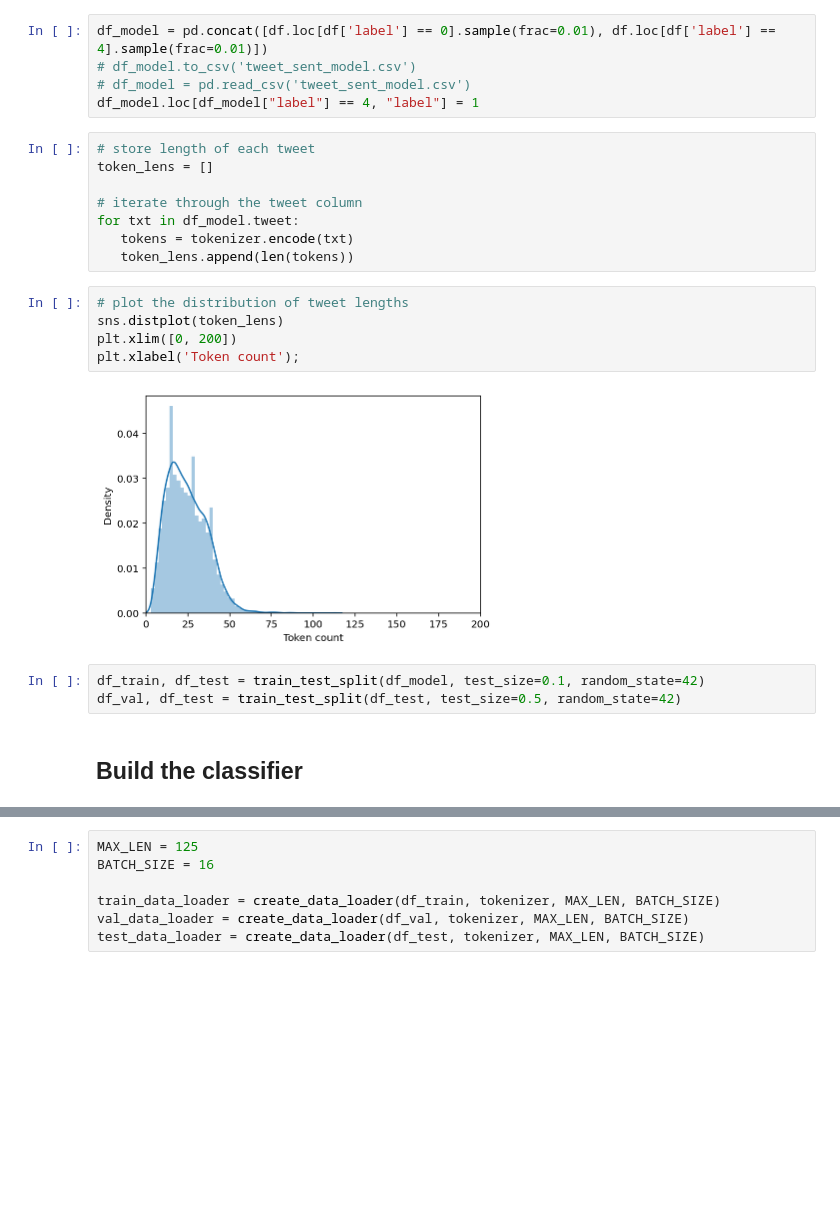
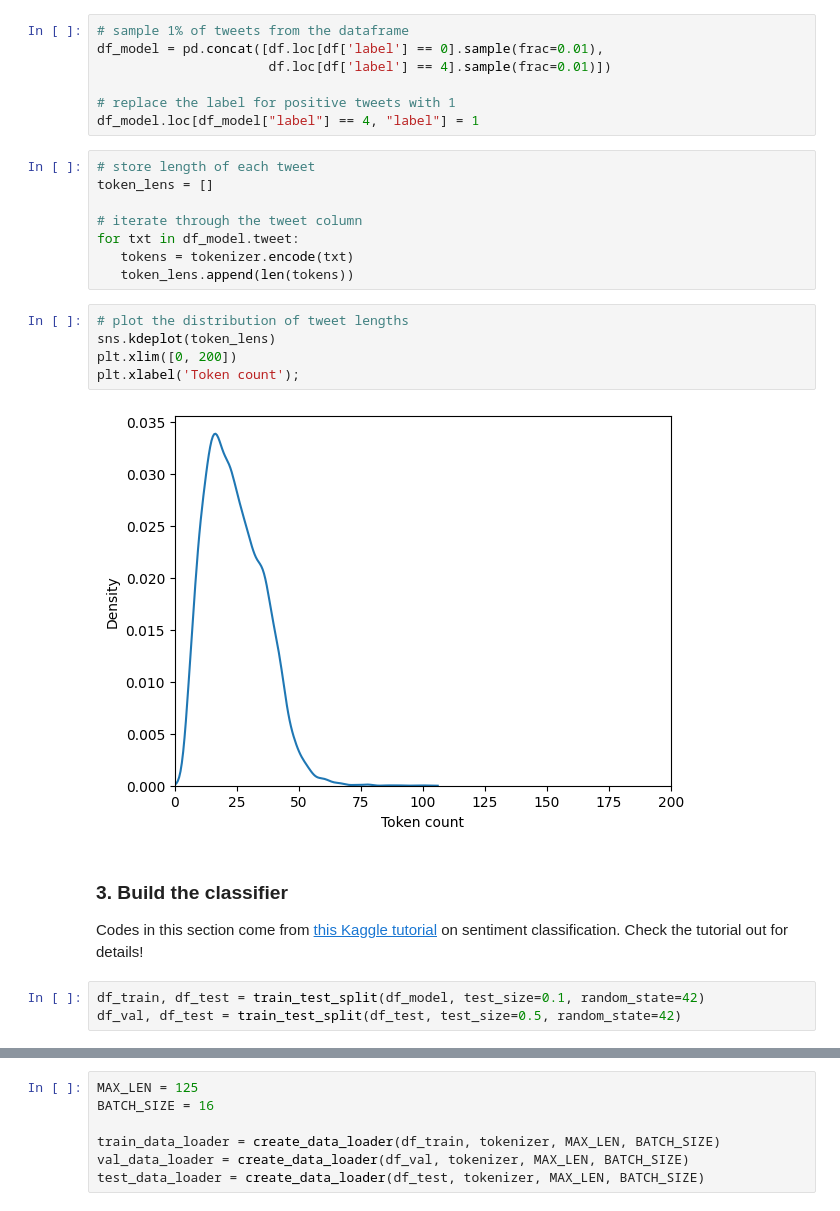
Before and after one commit to mingyu-yuan/Twitter-Text-Analysis, a Jupyter notebook: twitter_text_analysis.ipynb, the cells around one changed output, grey strips where cells are left out. Drawn from its saved outputs; the diff is of its cells as text; blank space fills up the shorter version.

```diff
--- a/twitter_text_analysis.ipynb
+++ b/twitter_text_analysis.ipynb
@@ -245,7 +217,9 @@ tokenizer = BertTokenizer.from_pretrained('bert-base-cased')
 # %%
-df_model = pd.concat([df.loc[df['label'] == 0].sample(frac=0.01), df.loc[df['label'] == 4].sample(frac=0.01)])
-# df_model.to_csv('tweet_sent_model.csv')
-# df_model = pd.read_csv('tweet_sent_model.csv')
+# sample 1% of tweets from the dataframe
+df_model = pd.concat([df.loc[df['label'] == 0].sample(frac=0.01),
+                      df.loc[df['label'] == 4].sample(frac=0.01)])
+
+# replace the label for positive tweets with 1
 df_model.loc[df_model["label"] == 4, "label"] = 1
 # %%
 # store length of each tweet
@@ -257,14 +231,16 @@ for txt in df_model.tweet:
    token_lens.append(len(tokens))
 # %%
 # plot the distribution of tweet lengths
-sns.distplot(token_lens)
+sns.kdeplot(token_lens)
 plt.xlim([0, 200])
 plt.xlabel('Token count');
 # %% [output]
-[figure, old version]
+[figure, new version]
+# %% [markdown]
+### 3. Build the classifier
+
+Codes in this section come from [this Kaggle tutorial](https://www.kaggle.com/code/prakharrathi25/sentiment-analysis-using-bert) on sentiment classification. Check the tutorial out for details!
 # %%
 df_train, df_test = train_test_split(df_model, test_size=0.1, random_state=42)
 df_val, df_test = train_test_split(df_test, test_size=0.5, random_state=42)
-# %% [markdown]
-## Build the classifier
 # %%
```
Also changed, not shown: parts of 39 cells of this notebook.
